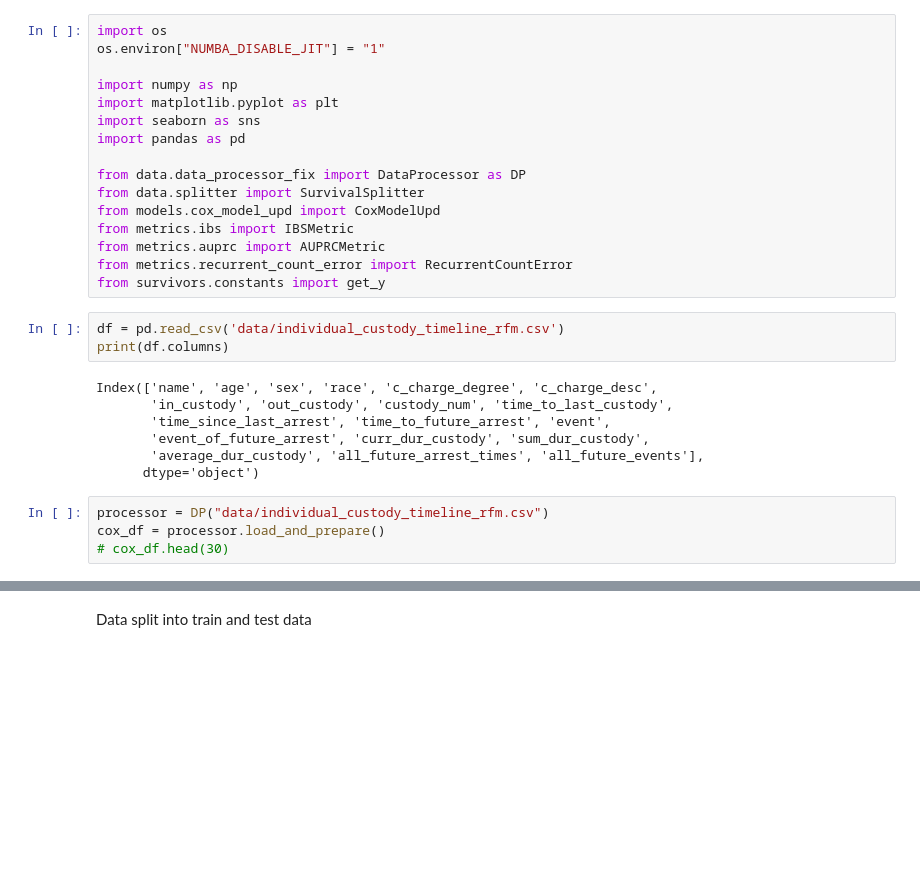
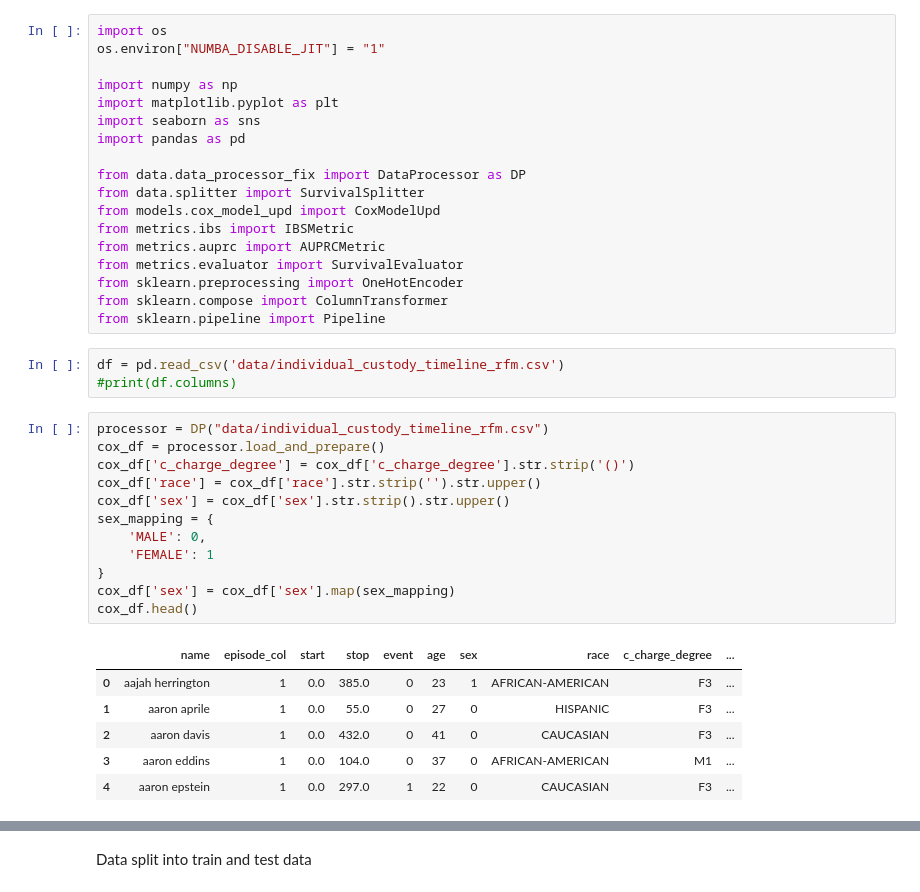
Before and after one commit to DKoleda6/recurrent_event, a Jupyter notebook: exp_common.ipynb, the cells around one changed output, grey strips where cells are left out. Saved outputs shown, nothing was run; the diff lists cells and outputs as text; blank space fills up the shorter version.

```diff
--- a/exp_common.ipynb
+++ b/exp_common.ipynb
@@ -12,19 +12,29 @@ from data.splitter import SurvivalSplitter
 from models.cox_model_upd import CoxModelUpd
 from metrics.ibs import IBSMetric
 from metrics.auprc import AUPRCMetric
-from metrics.recurrent_count_error import RecurrentCountError
-from survivors.constants import get_y
+from metrics.evaluator import SurvivalEvaluator
+from sklearn.preprocessing import OneHotEncoder
+from sklearn.compose import ColumnTransformer
+from sklearn.pipeline import Pipeline
 # %%
 df = pd.read_csv('data/individual_custody_timeline_rfm.csv')
-print(df.columns)
+#print(df.columns)
-# %% [output]
-Index(['name', 'age', 'sex', 'race', 'c_charge_degree', 'c_charge_desc',
-       'in_custody', 'out_custody', 'custody_num', 'time_to_last_custody',
-       'time_since_last_arrest', 'time_to_future_arrest', 'event',
-       'event_of_future_arrest', 'curr_dur_custody', 'sum_dur_custody',
-       'average_dur_custody', 'all_future_arrest_times', 'all_future_events'],
-      dtype='object')
 # %%
 processor = DP("data/individual_custody_timeline_rfm.csv")
 cox_df = processor.load_and_prepare()
-# cox_df.head(30)
+cox_df['c_charge_degree'] = cox_df['c_charge_degree'].str.strip('()')
+cox_df['race'] = cox_df['race'].str.strip('').str.upper()
+cox_df['sex'] = cox_df['sex'].str.strip().str.upper()
+sex_mapping = {
+    'MALE': 0,
+    'FEMALE': 1
+}
+cox_df['sex'] = cox_df['sex'].map(sex_mapping)
+cox_df.head()
+# %% [output]
+|  | name | episode_col | start | stop | event | age | sex | race | c_charge_degree | ... |
+| 0 | aajah herrington | 1 | 0.0 | 385.0 | 0 | 23 | 1 | AFRICAN-AMERICAN | F3 | ... |
+| 1 | aaron aprile | 1 | 0.0 | 55.0 | 0 | 27 | 0 | HISPANIC | F3 | ... |
+| 2 | aaron davis | 1 | 0.0 | 432.0 | 0 | 41 | 0 | CAUCASIAN | F3 | ... |
+| 3 | aaron eddins | 1 | 0.0 | 104.0 | 0 | 37 | 0 | AFRICAN-AMERICAN | M1 | ... |
+| 4 | aaron epstein | 1 | 0.0 | 297.0 | 1 | 22 | 0 | CAUCASIAN | F3 | ... |
```
Also changed, not shown: parts of 12 cells of this notebook, 2 other files.
